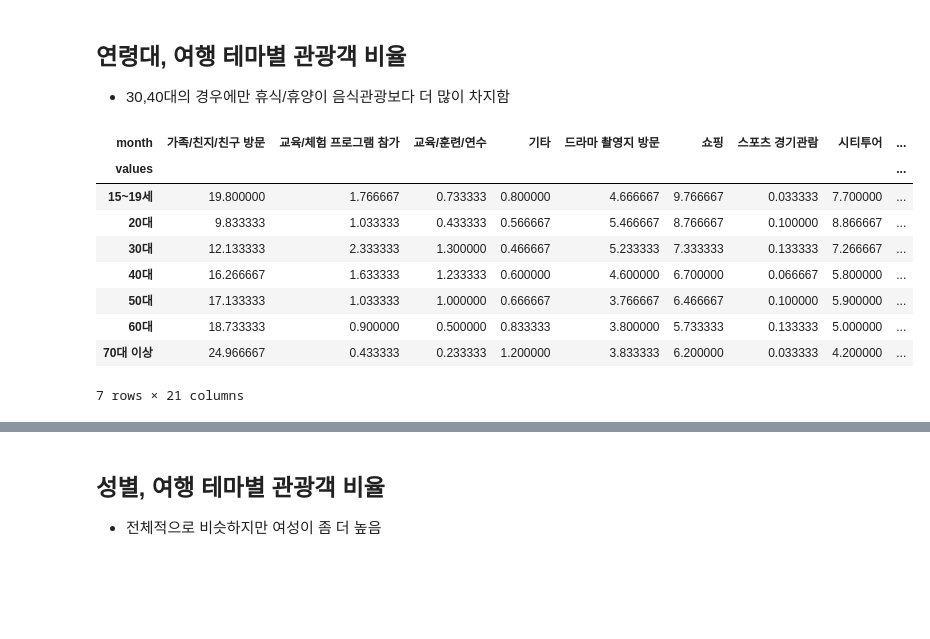
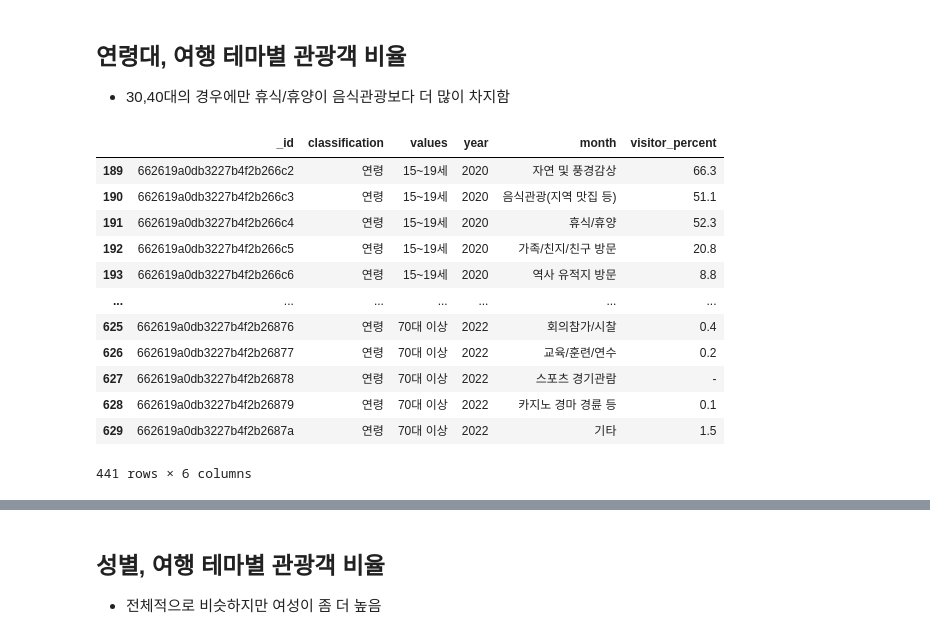
Before and after one commit to nohjuhyeon/AI_LKJ_hubs_fastapi, a Jupyter notebook: data_analysis/persona/gender_age_travelActivities(2020-2022).ipynb, the cells around one changed output, grey strips where cells are left out. Saved outputs shown, nothing was run; the diff lists cells and outputs as text; code cells hidden in the pictures; blank space fills up the shorter version.

```diff
--- a/data_analysis/persona/gender_age_travelActivities(2020-2022).ipynb
+++ b/data_analysis/persona/gender_age_travelActivities(2020-2022).ipynb
@@ -173,16 +173,19 @@ plt.show()
 ## 연령대, 여행 테마별 관광객 비율
 - 30,40대의 경우에만 휴식/휴양이 음식관광보다 더 많이 차지함
 # %%
-pivot_age_acitivities = pd.pivot_table(data=df_age_acitivities, index='values',columns='month',values='visitor_percent',aggfunc='mean')
-pivot_age_acitivities
+df_age_acitivities=df_gender_age_travelActivities.query("classification=='연령'")
+df_age_acitivities
 # %% [output]
-| month | 가족/친지/친구 방문 | 교육/체험 프로그램 참가 | 교육/훈련/연수 | 기타 | 드라마 촬영지 방문 | 쇼핑 | 스포츠 경기관람 | 시티투어 | ... |
-| values |  |  |  |  |  |  |  |  | ... |
-| 15~19세 | 19.800000 | 1.766667 | 0.733333 | 0.800000 | 4.666667 | 9.766667 | 0.033333 | 7.700000 | ... |
-| 20대 | 9.833333 | 1.033333 | 0.433333 | 0.566667 | 5.466667 | 8.766667 | 0.100000 | 8.866667 | ... |
-| 30대 | 12.133333 | 2.333333 | 1.300000 | 0.466667 | 5.233333 | 7.333333 | 0.133333 | 7.266667 | ... |
-| 40대 | 16.266667 | 1.633333 | 1.233333 | 0.600000 | 4.600000 | 6.700000 | 0.066667 | 5.800000 | ... |
-| 50대 | 17.133333 | 1.033333 | 1.000000 | 0.666667 | 3.766667 | 6.466667 | 0.100000 | 5.900000 | ... |
-| 60대 | 18.733333 | 0.900000 | 0.500000 | 0.833333 | 3.800000 | 5.733333 | 0.133333 | 5.000000 | ... |
-| 70대 이상 | 24.966667 | 0.433333 | 0.233333 | 1.200000 | 3.833333 | 6.200000 | 0.033333 | 4.200000 | ... |
+|  | _id | classification | values | year | month | visitor_percent |
+| 189 | 662619a0db3227b4f2b266c2 | 연령 | 15~19세 | 2020 | 자연 및 풍경감상 | 66.3 |
+| 190 | 662619a0db3227b4f2b266c3 | 연령 | 15~19세 | 2020 | 음식관광(지역 맛집 등) | 51.1 |
+| 191 | 662619a0db3227b4f2b266c4 | 연령 | 15~19세 | 2020 | 휴식/휴양 | 52.3 |
+| 192 | 662619a0db3227b4f2b266c5 | 연령 | 15~19세 | 2020 | 가족/친지/친구 방문 | 20.8 |
+| 193 | 662619a0db3227b4f2b266c6 | 연령 | 15~19세 | 2020 | 역사 유적지 방문 | 8.8 |
+| ... | ... | ... | ... | ... | ... | ... |
+| 625 | 662619a0db3227b4f2b26876 | 연령 | 70대 이상 | 2022 | 회의참가/시찰 | 0.4 |
+| 626 | 662619a0db3227b4f2b26877 | 연령 | 70대 이상 | 2022 | 교육/훈련/연수 | 0.2 |
+| 627 | 662619a0db3227b4f2b26878 | 연령 | 70대 이상 | 2022 | 스포츠 경기관람 | - |
+| 628 | 662619a0db3227b4f2b26879 | 연령 | 70대 이상 | 2022 | 카지노 경마 경륜 등 | 0.1 |
+| 629 | 662619a0db3227b4f2b2687a | 연령 | 70대 이상 | 2022 | 기타 | 1.5 |
-7 rows × 21 columns
+441 rows × 6 columns
```
Also changed, not shown: parts of 9 cells of this notebook, 5 other files.
